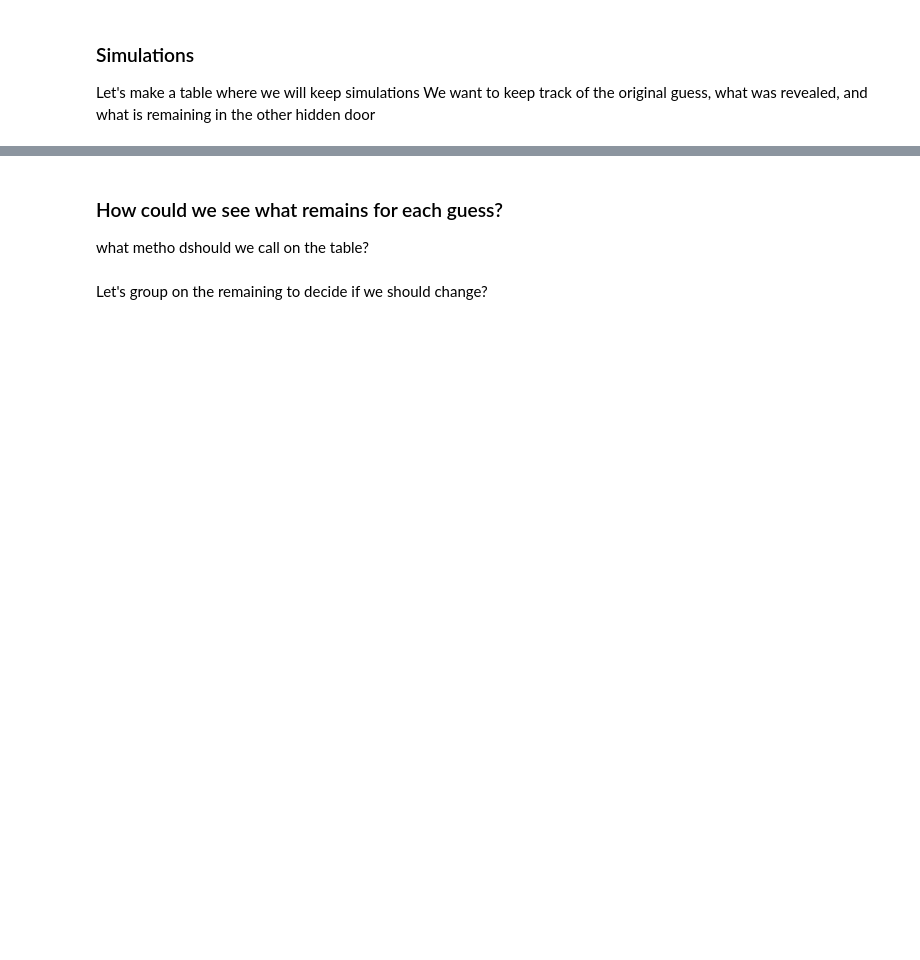
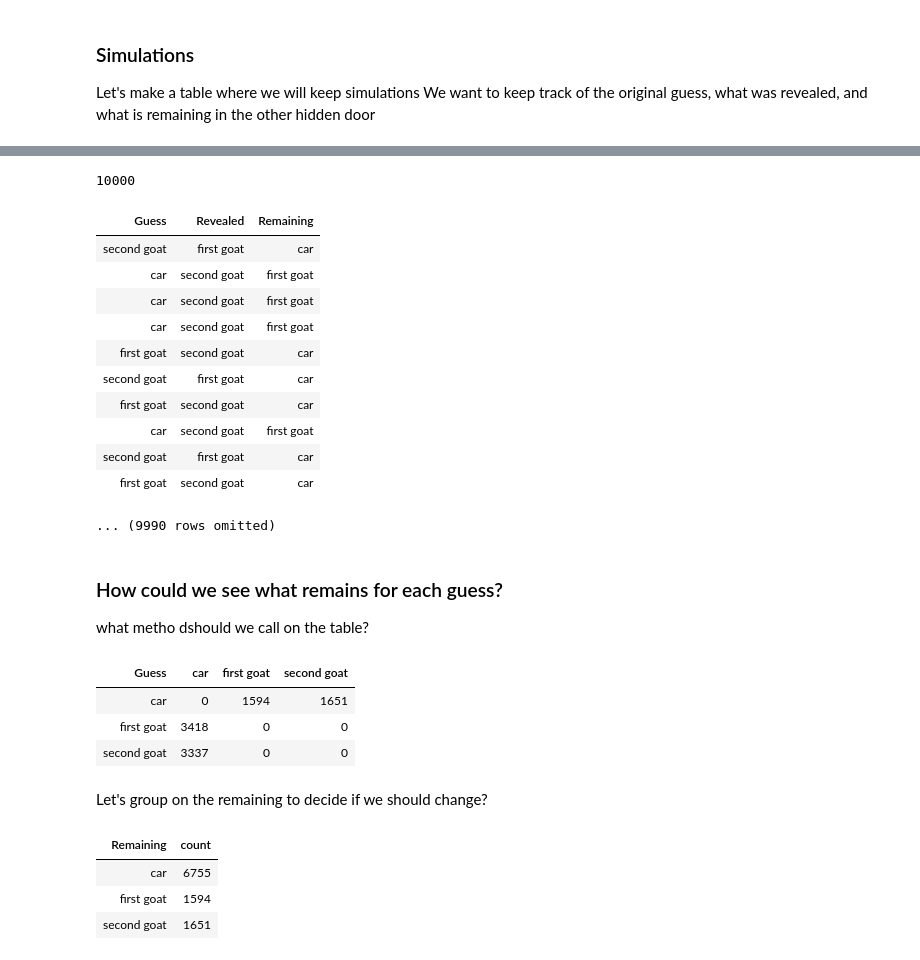
Before and after one commit to BC-COMS-1016/materials-sp22, a Jupyter notebook: demos/Lecture_11_completed.ipynb, the cells around one changed output, grey strips where cells are left out. Drawn from its saved outputs; the diff is of its cells as text; code cells hidden in the pictures; blank space fills up the shorter version.

```diff
--- a/demos/Lecture_11_completed.ipynb
+++ b/demos/Lecture_11_completed.ipynb
@@ -244,2 +271,22 @@ def monty_hall():
+# %%
+def monty_hall():
+    '''
+    Simulates one run of monty hall.
+    Returns values behind contestant_choice, monty_choice, remaining_door
+    '''
+
+    contestant_choice = np.random.choice(hidden_behind_door)
+
+    if contestant_choice == 'first goat': # one option for contest's choice
+        monty_choice = other_goat(contestant_choice)
+        remaining_door = 'car'
+    elif contestant_choice == 'second goat': # second option for contests's choice
+        monty_choice = other_goat(contestant_choice)
+        remaining_door = 'car'
+    elif contestant_choice == 'car': # third option for contestants choice
+        monty_choice = other_goat(contestant_choice)
+        remaining_door = other_goat(monty_choice)
+
+    return contestant_choice, monty_choice, remaining_door
 # %% [markdown]
 Now let's play this game once
@@ -248,3 +303,6 @@ Let's play it another time
 # %% [markdown]
 #### Let's play this game multiple times
 How could we do that based on what we learned in today's lecture?
+# %%
+for i in np.arange(1e4):
+    monty_hall()
@@ -257,0 +323,3 @@ games = Table(['Guess', 'Revealed', 'Remaining'])
+# %%
+for i in np.arange(1e4):
+    games.append(monty_hall())
@@ -257,0 +328,2 @@ games = Table(['Guess', 'Revealed', 'Remaining'])
+# %%
+games.append(monty_hall())
@@ -258,8 +336,41 @@ games = Table(['Guess', 'Revealed', 'Remaining'])
+# %%
+games.num_rows
+# %% [output]
+10000
+# %%
+games
+# %% [output]
+| Guess | Revealed | Remaining |
+| second goat | first goat | car |
+| car | second goat | first goat |
+| car | second goat | first goat |
+| car | second goat | first goat |
+| first goat | second goat | car |
+| second goat | first goat | car |
+| first goat | second goat | car |
+| car | second goat | first goat |
+| second goat | first goat | car |
+| first goat | second goat | car |
+... (9990 rows omitted)
 # %% [markdown]
 ### How could we see what remains for each guess?
 what metho dshould we call on the table?
+# %%
+games.pivot("Remaining", "Guess")
+# %% [output]
+| Guess | car | first goat | second goat |
+| car | 0 | 1594 | 1651 |
+| first goat | 3418 | 0 | 0 |
+| second goat | 3337 | 0 | 0 |
 # %% [markdown]
 Let's group on the remaining to decide if we should change?
+# %%
+games.group("Remaining")
+# %% [output]
+| Remaining | count |
+| car | 6755 |
+| first goat | 1594 |
+| second goat | 1651 |
 # %%
 # Initialize Otter
 import otter
```
Also changed, not shown: parts of 17 cells of this notebook.
